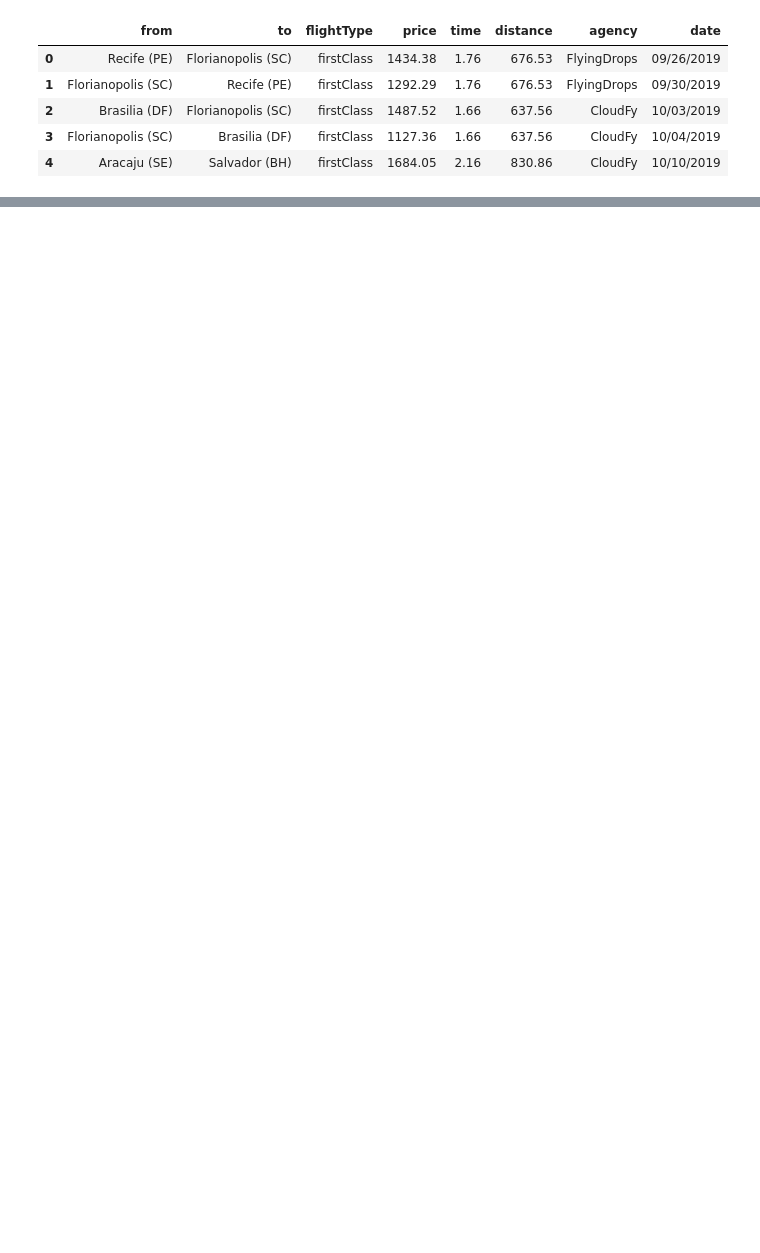
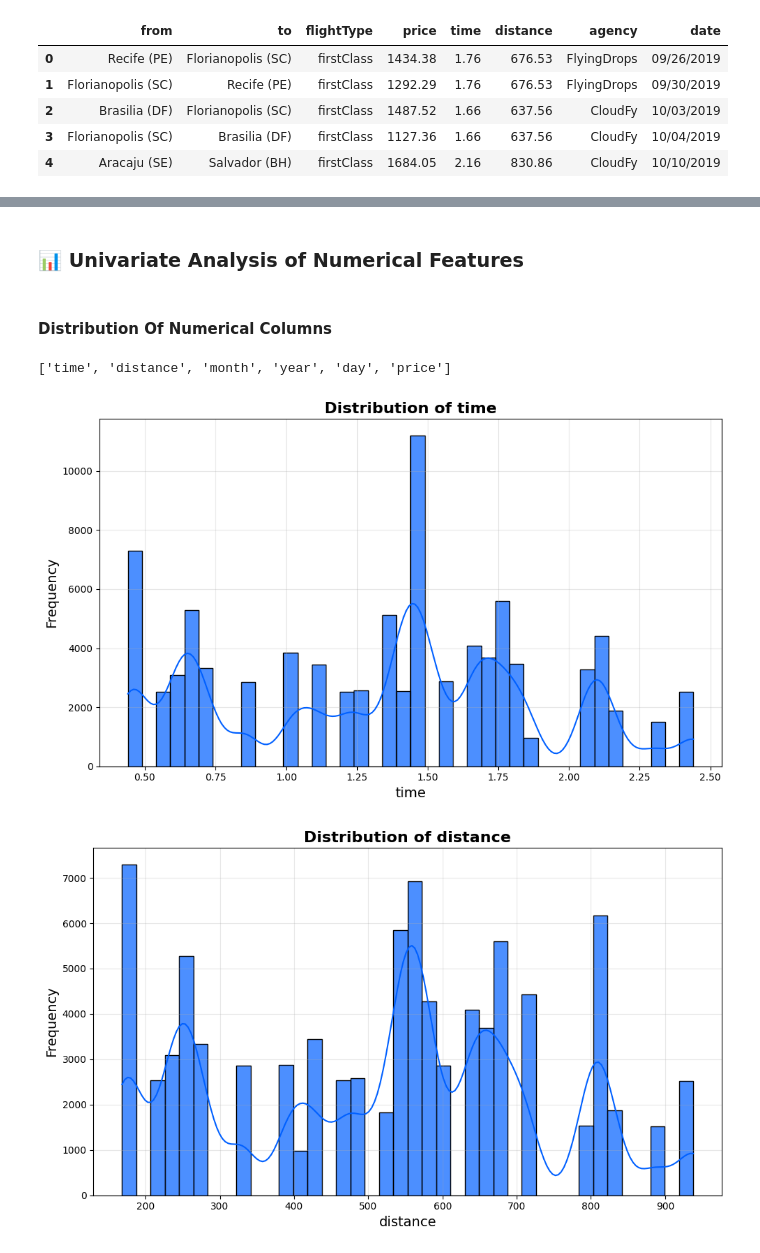
Before and after one commit to dakshvanshaj/flights-price-prediction-mlops, a Jupyter notebook: Notebooks/flights_eda.ipynb, the cells around one changed output, grey strips where cells are left out. Cells and saved outputs as stored; diff of their text form; code cells hidden in the pictures; blank space fills up the shorter version.

```diff
--- a/Notebooks/flights_eda.ipynb
+++ b/Notebooks/flights_eda.ipynb
@@ -306,0 +530,21 @@ plot_date_frequency_bar(flights["date"], freq="M")
+# %%
+all_sets_dict = chronological_split(
+    flights,
+    "date",
+    "price",
+    "2021-05-22",  # train_end
+    "2021-12-05",  # val_end
+    "2022-08-10",  # test_end
+)
+
+# Now unpack each tuple from the dictionary
+train_x, train_y = all_sets_dict["train"]
+validation_x, validation_y = all_sets_dict["validation"]
+test_x, test_y = all_sets_dict["test"]
+
+# For the 'holdout' set:
+holdout_x, holdout_y = all_sets_dict["holdout"]
+# %%
+flights_train = train_x.copy()
+flights_train["price"] = train_y
+flights_train.sample(5)
@@ -336,0 +661,14 @@ dtype: int64
+# %% [markdown]
+### 📊 **Univariate Analysis of Numerical Features**
+# %% [markdown]
+#### **Distribution Of Numerical Columns**
+# %%
+flights_train_num = flights_train.select_dtypes(include=["number"]).columns.tolist()
+flights_train_num
+# %% [output]
+['time', 'distance', 'month', 'year', 'day', 'price']
+# %%
+flights_distribution(flights_train, flights_train_num)
+# %% [output]
+[figure, added]
+[figure, added]
```
Also changed, not shown: parts of 56 cells of this notebook.
